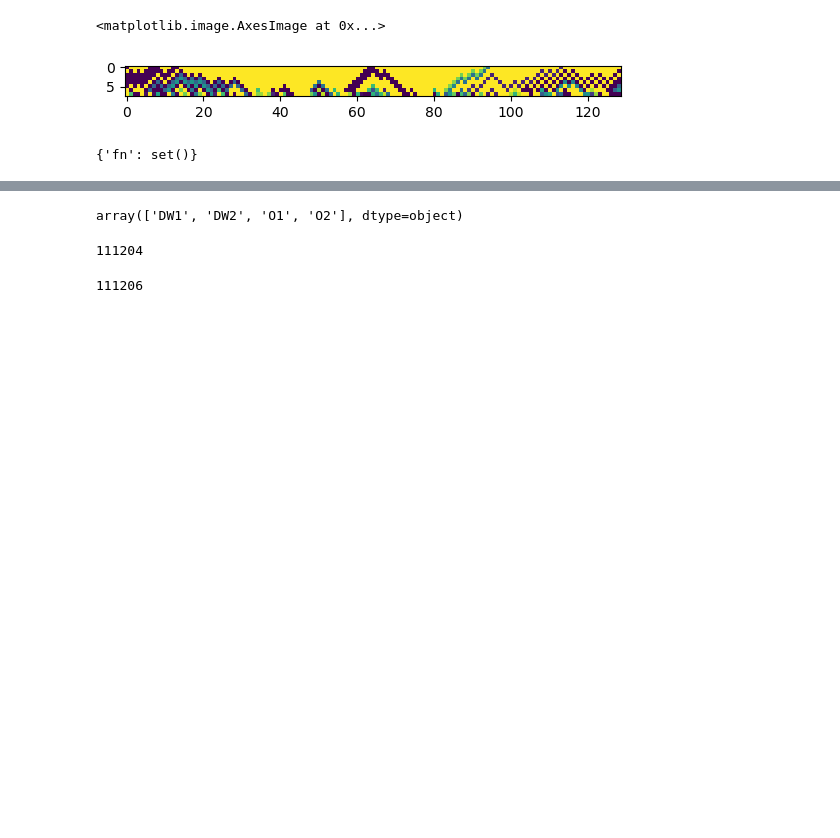
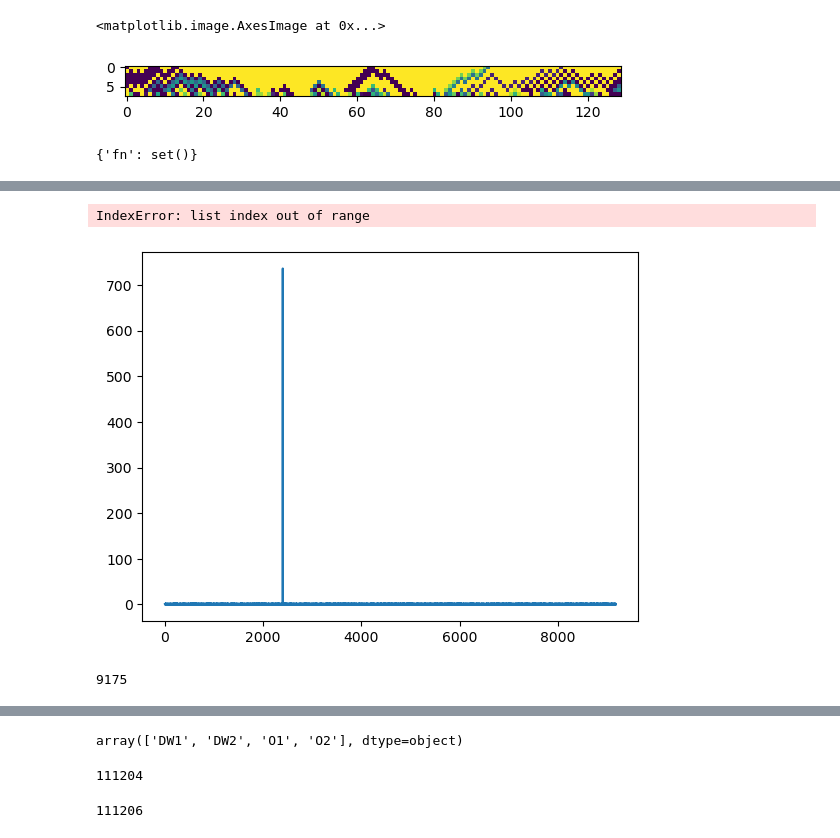
Before and after one commit to youtao1999/CT_MPS, a Jupyter notebook: FM_DW_T.ipynb, the cells around one changed output, grey strips where cells are left out. Drawn from its saved outputs; the diff is of its cells as text; code cells hidden in the pictures; blank space fills up the shorter version.

```diff
--- a/FM_DW_T.ipynb
+++ b/FM_DW_T.ipynb
@@ -135,0 +165,9 @@ df_MPS_0_DW=convert_pd(data_MPS_0_DW_dict,names=['Metrics','L','p_ctrl','p_proj'
+# %%
+plt.plot(data_MPS_0_DW_dict[('DW1', 30, 0.4, 0.0, 1)])[2398]
+# %% [output]
+IndexError: list index out of range
+[figure, added]
+# %%
+len(df_MPS_0_DW.xs('DW2',level='Metrics').xs(0.4,level='p_ctrl').xs(0,level='p_proj').xs(30,level='L').iloc[1]['observations'])
+# %% [output]
+9175
```
Also changed, not shown: parts of 17 cells of this notebook.
